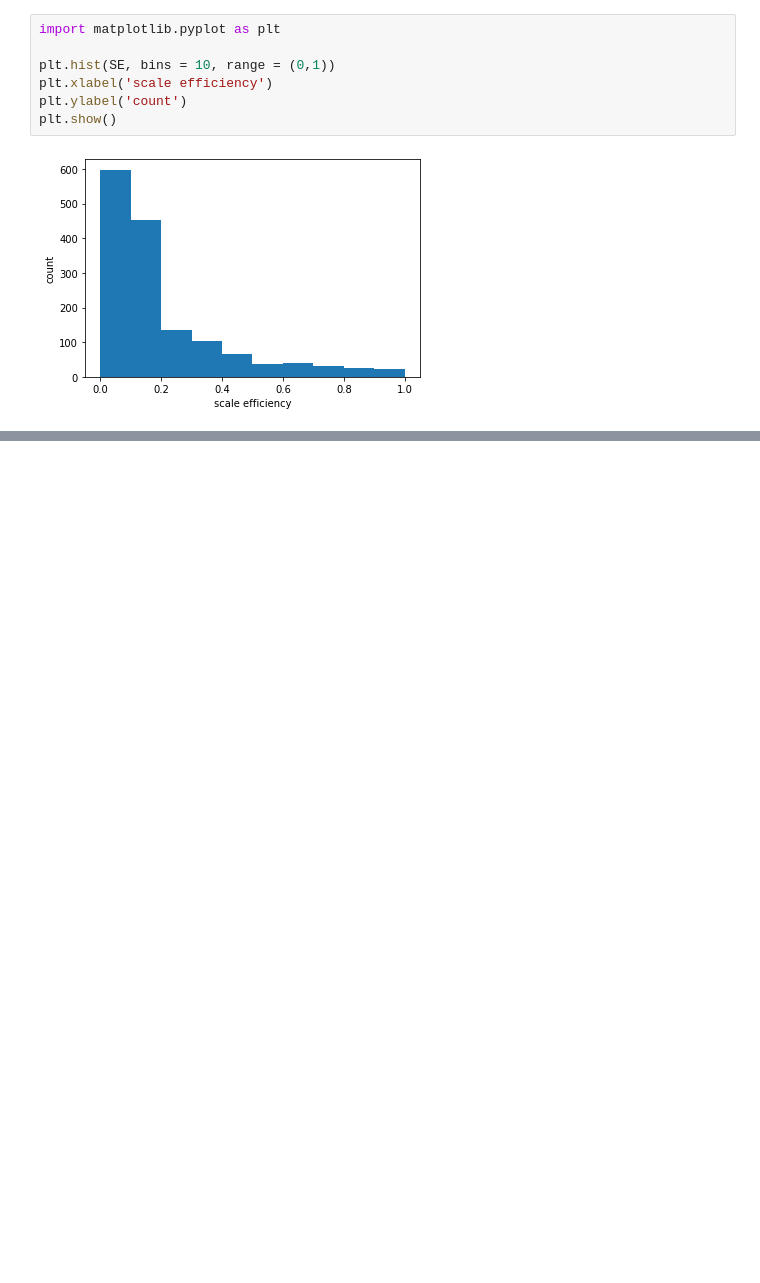
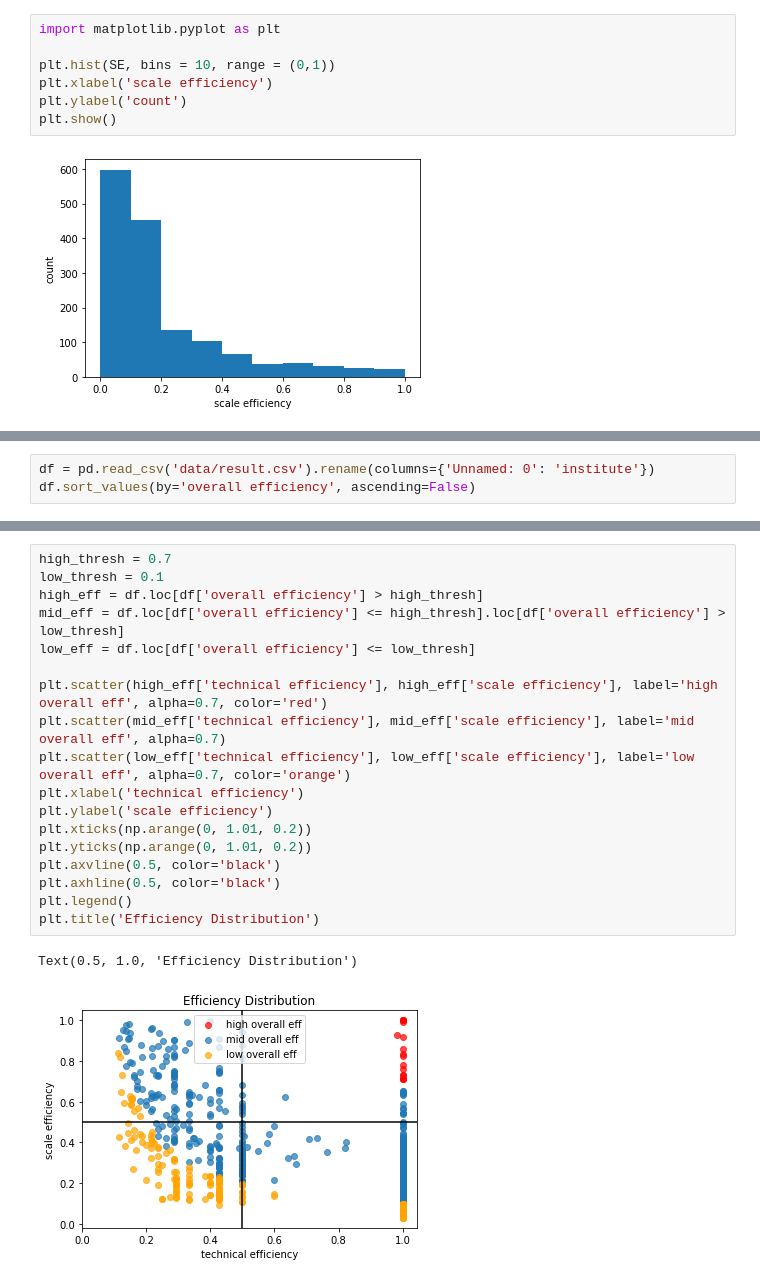
Before and after one commit to PJL-Emily/Data-Envelopment-Analysis-for-Academic-Social-Network-Analysis, a Jupyter notebook: model_dea.ipynb, the cells around one changed output, grey strips where cells are left out. Drawn from its saved outputs; the diff is of its cells as text; blank space fills up the shorter version.

Commit message:
Add DEA visualization

```diff
--- a/model_dea.ipynb
+++ b/model_dea.ipynb
@@ -237,0 +240,3 @@ plt.show()
+# %%
+df = pd.read_csv('data/result.csv').rename(columns={'Unnamed: 0': 'institute'})
+df.sort_values(by='overall efficiency', ascending=False)
@@ -237,0 +262,21 @@ plt.show()
+# %%
+high_thresh = 0.7
+low_thresh = 0.1
+high_eff = df.loc[df['overall efficiency'] > high_thresh]
+mid_eff = df.loc[df['overall efficiency'] <= high_thresh].loc[df['overall efficiency'] > low_thresh]
+low_eff = df.loc[df['overall efficiency'] <= low_thresh]
+
+plt.scatter(high_eff['technical efficiency'], high_eff['scale efficiency'], label='high overall eff', alpha=0.7, color='red')
+plt.scatter(mid_eff['technical efficiency'], mid_eff['scale efficiency'], label='mid overall eff', alpha=0.7)
+plt.scatter(low_eff['technical efficiency'], low_eff['scale efficiency'], label='low overall eff', alpha=0.7, color='orange')
+plt.xlabel('technical efficiency')
+plt.ylabel('scale efficiency')
+plt.xticks(np.arange(0, 1.01, 0.2))
+plt.yticks(np.arange(0, 1.01, 0.2))
+plt.axvline(0.5, color='black')
+plt.axhline(0.5, color='black')
+plt.legend()
+plt.title('Efficiency Distribution')
+# %% [output]
+Text(0.5, 1.0, 'Efficiency Distribution')
+[figure, added]
```
Also changed, not shown: parts of 3 cells of this notebook.
